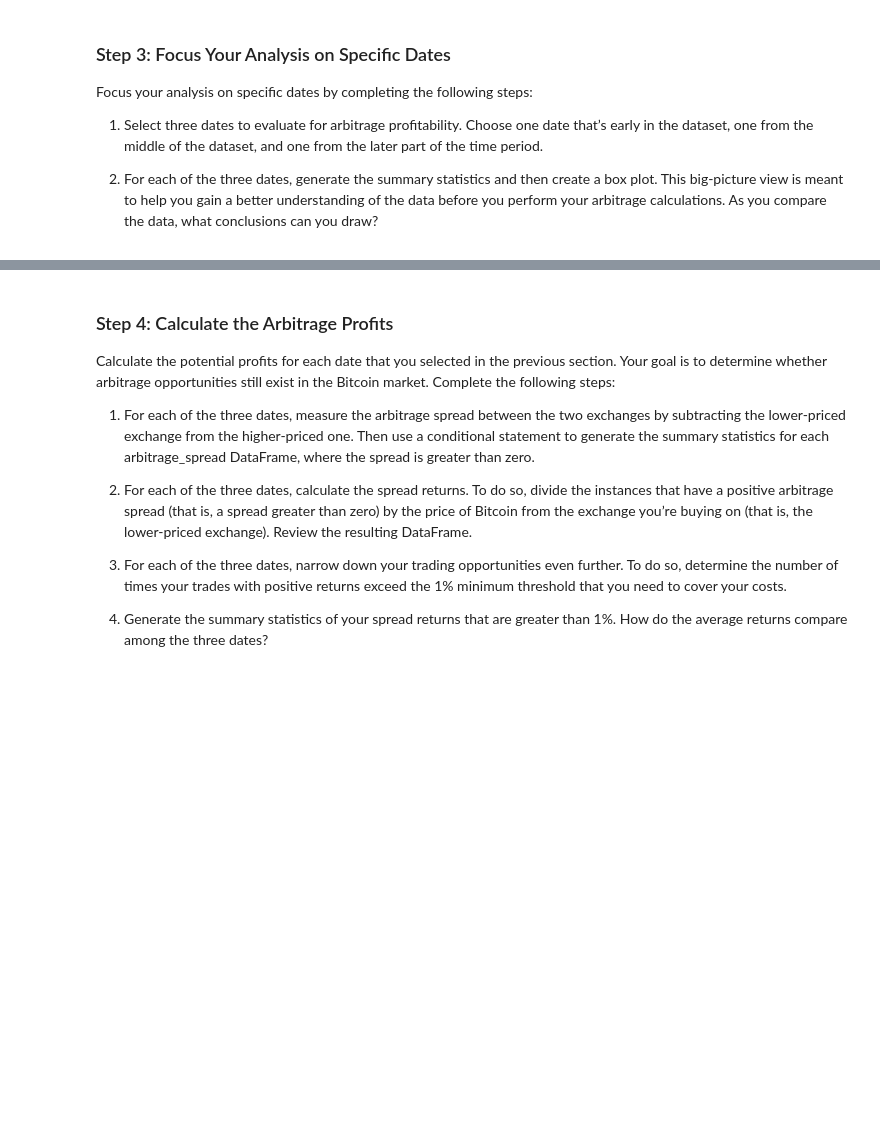
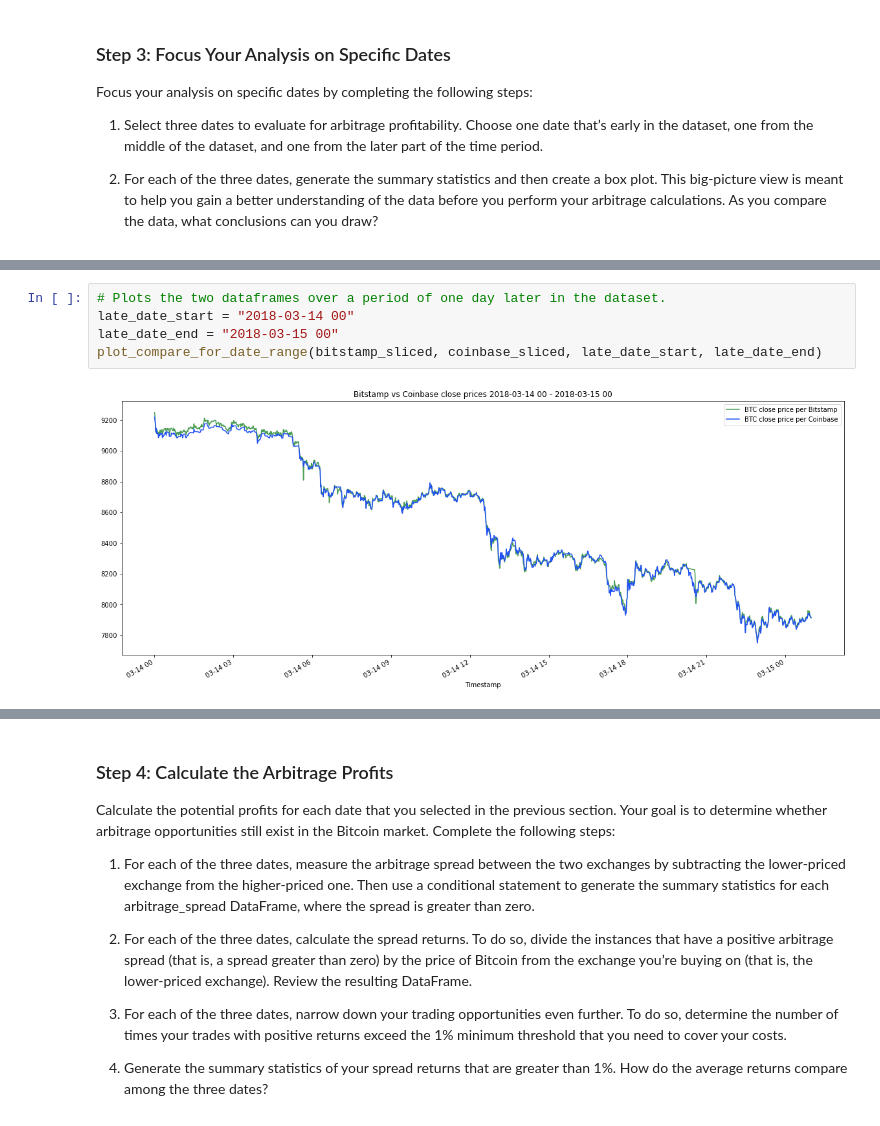
Before and after one commit to phodsman/Cryptocurrency-Arbitrage-Opportunity-Analyzer, a Jupyter notebook: crypto_arbitrage.ipynb, the cells around one changed output, grey strips where cells are left out. Drawn from its saved outputs; the diff is of its cells as text; blank space fills up the shorter version.

```diff
--- a/crypto_arbitrage.ipynb
+++ b/crypto_arbitrage.ipynb
@@ -251,0 +265,7 @@ arbitrage_spread_late = # YOUR CODE HERE
+# %%
+# Plots the two dataframes over a period of one day later in the dataset.
+late_date_start = "2018-03-14 00"
+late_date_end = "2018-03-15 00"
+plot_compare_for_date_range(bitstamp_sliced, coinbase_sliced, late_date_start, late_date_end)
+# %% [output]
+[figure, added]
```
Also changed, not shown: parts of 16 cells of this notebook, 1 other file.
